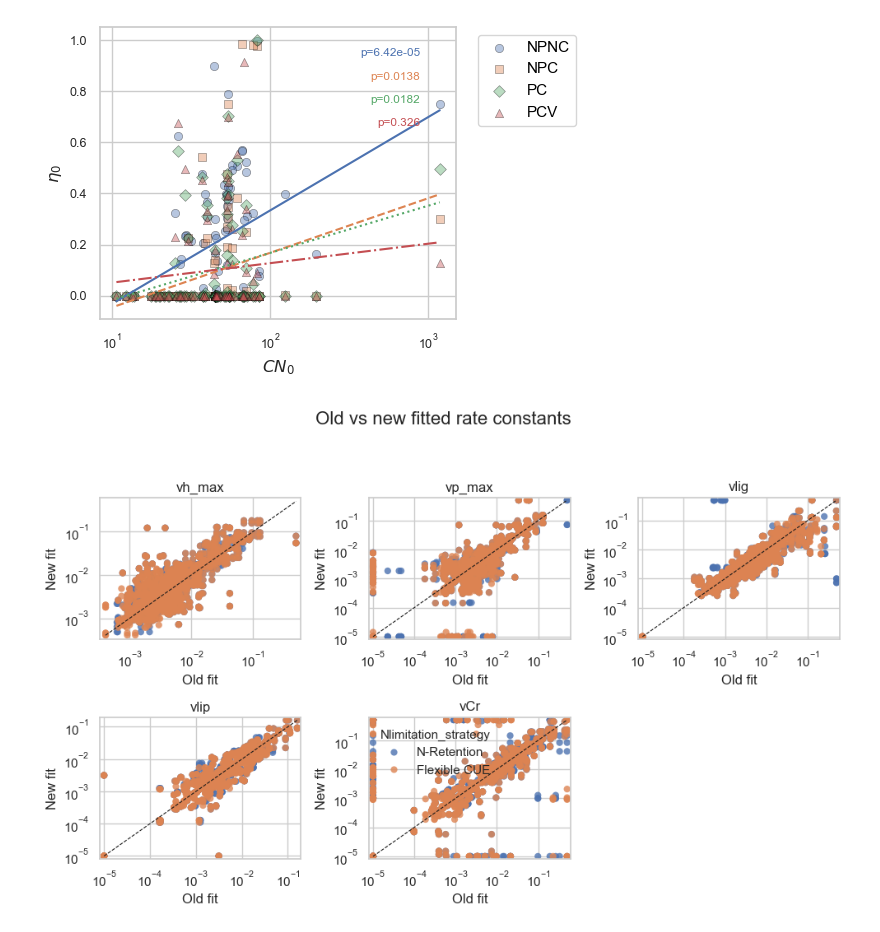
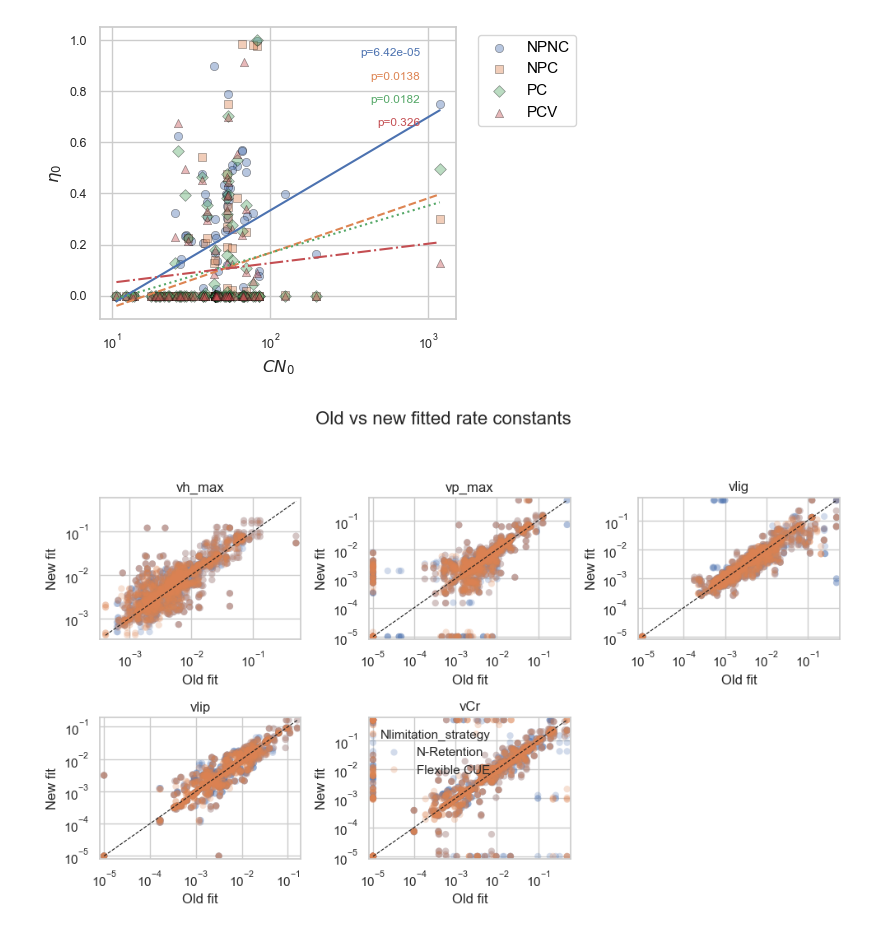
Before and after one commit to ArjunChakrawal/chemodiv-litter-model, a Jupyter notebook: Figures.ipynb, the cells around one changed output. Drawn from its saved outputs; the diff is of its cells as text; code cells hidden in the pictures.

```diff
--- a/Figures.ipynb
+++ b/Figures.ipynb
@@ -759,7 +762,7 @@ plt.show()
 [figure]
 # %%
 # Old fit
-df_old = pd.read_excel("tables_v1/df_estbar_local_merged.xlsx")
+df_old = pd.read_excel("archive/tables_v1/df_estbar_local_merged.xlsx")
 
 # New fit
 df_new = df_estpar_local.copy()
@@ -812,7 +815,7 @@ for ax, par in zip(axes, par_cols):
         y="par_val_new",
         hue=hue_col,
         s=35,
-        alpha=0.8,
+        alpha=0.25,
         edgecolor="none",
         ax=ax,
         # legend=(par == par_cols[-1]),
@@ -825,31 +828,31 @@ for ax, par in zip(axes, par_cols):
 
     ax.set_xscale("log")
     ax.set_yscale("log")
     ax.set_xlim(lim_min * 0.8, lim_max * 1.2)
     ax.set_ylim(lim_min * 0.8, lim_max * 1.2)
 
     ax.set_title(par)
     ax.set_xlabel("Old fit")
     ax.set_ylabel("New fit")
 
     if par != par_cols[-1]:
         ax.get_legend().remove() if ax.get_legend() is not None else None
 
 # Move legend outside
 handles, labels = axes[-2].get_legend_handles_labels()
 axes[-2].legend(
     handles,
     labels,
     title=hue_col,
     frameon=False,
     fontsize=11,
     title_fontsize=11,
     # bbox_to_anchor=(1.25, 1),
     loc="upper left",
 )
 axes[-1].axis("off")
 fig.suptitle("Old vs new fitted rate constants", y=1.05, fontsize=16)
 plt.tight_layout()
 plt.savefig(fig_dir + "FigureS8_old_vs_new_fit.jpg", dpi=300, bbox_inches='tight')
 # %% [output]
-[figure, old version]
+[figure, new version]
```
Also changed, not shown: parts of 5 cells of this notebook, 38 other files.
